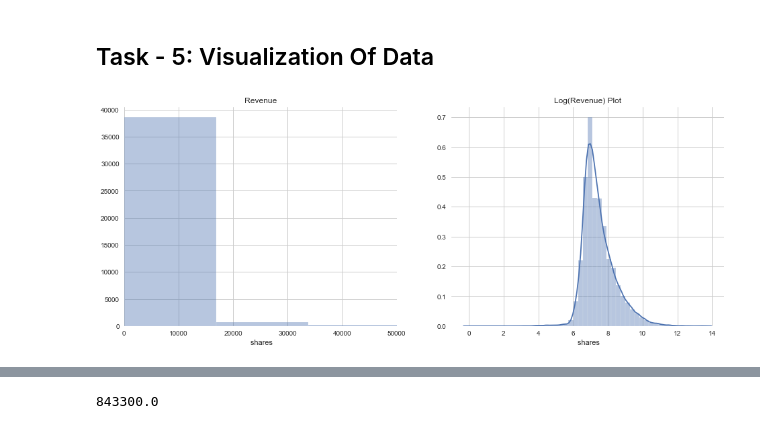
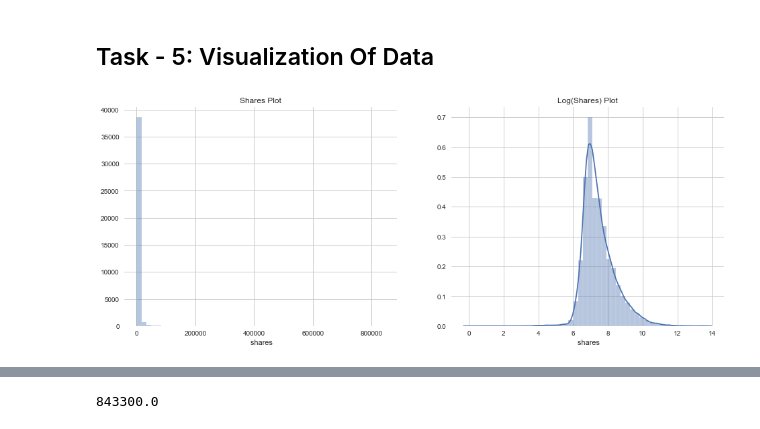
Before and after one commit to sam12321/Online-Article-Analysis, a Jupyter notebook: Edugrad Live Project.ipynb, the cells around one changed output, grey strips where cells are left out. Cells and saved outputs as stored; diff of their text form; code cells hidden in the pictures.

Commit message:
updated  graphs

```diff
--- a/Edugrad Live Project.ipynb
+++ b/Edugrad Live Project.ipynb
@@ -168,17 +163,17 @@ dtype: int64
 # %%
 #train_data.revenue.hist()
 plt.style.use('seaborn')
 sns.set_style('whitegrid')
 ax,fig=plt.subplots(figsize=(16,6))
 plt.subplot(1,2,1)
 #plt.hist(train_data.revenue)
 a=sns.distplot(dat[' shares'],kde=False)
-a.set(xlim=(0,50000))
-plt.title('Revenue')
+#a.set(xlim=(0,50000))
+plt.title('Shares Plot')
 plt.subplot(1,2,2)
 #plt.hist(np.log(train_data['revenue']))
 sns.distplot(np.log(dat[' shares']))
-plt.title("Log(Revenue) Plot")
+plt.title("Log(Shares) Plot")
 plt.show()
 # %% [output]
-[figure, old version]
+[figure, new version]
```
Also changed, not shown: parts of 8 cells of this notebook.
